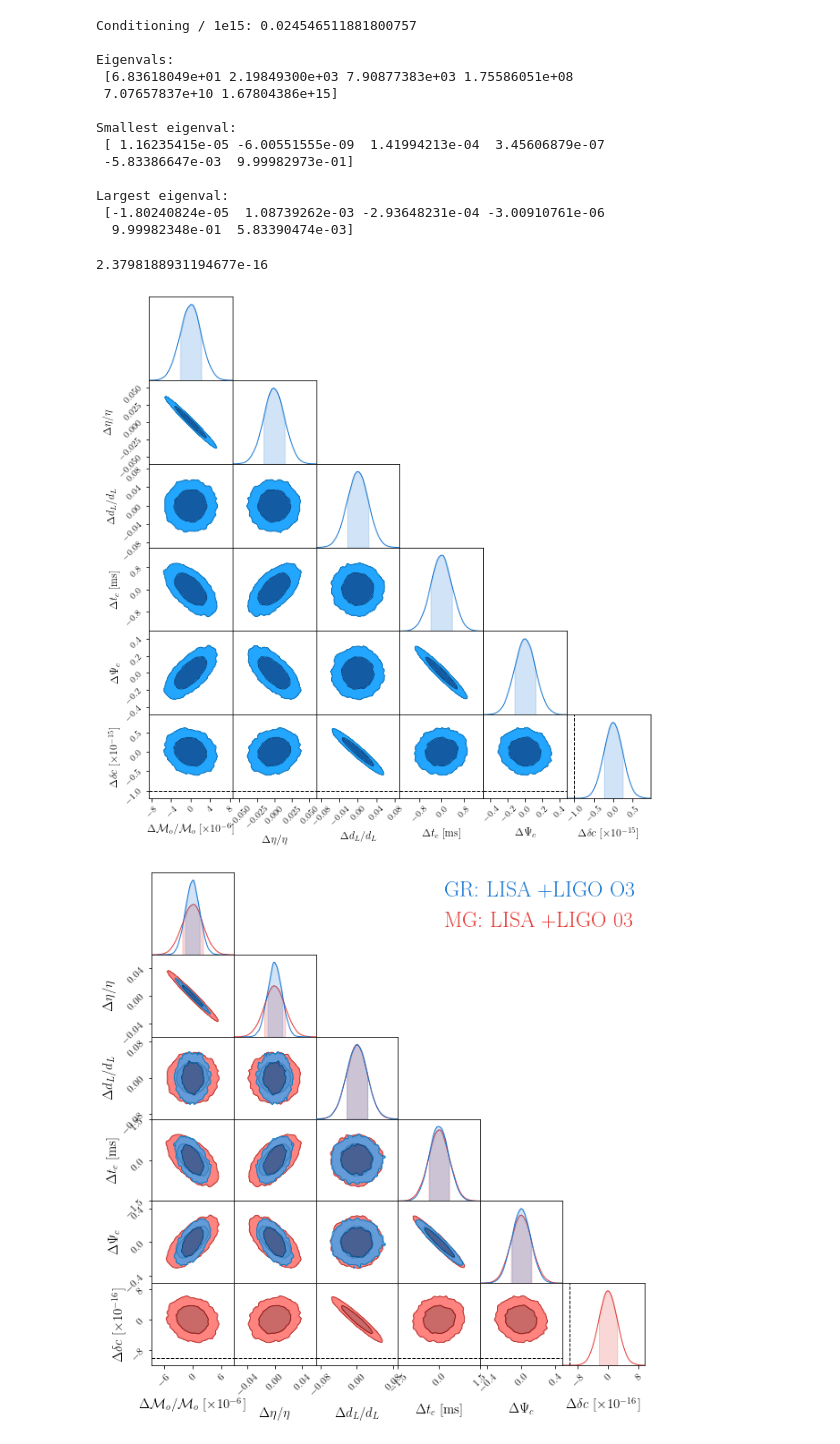
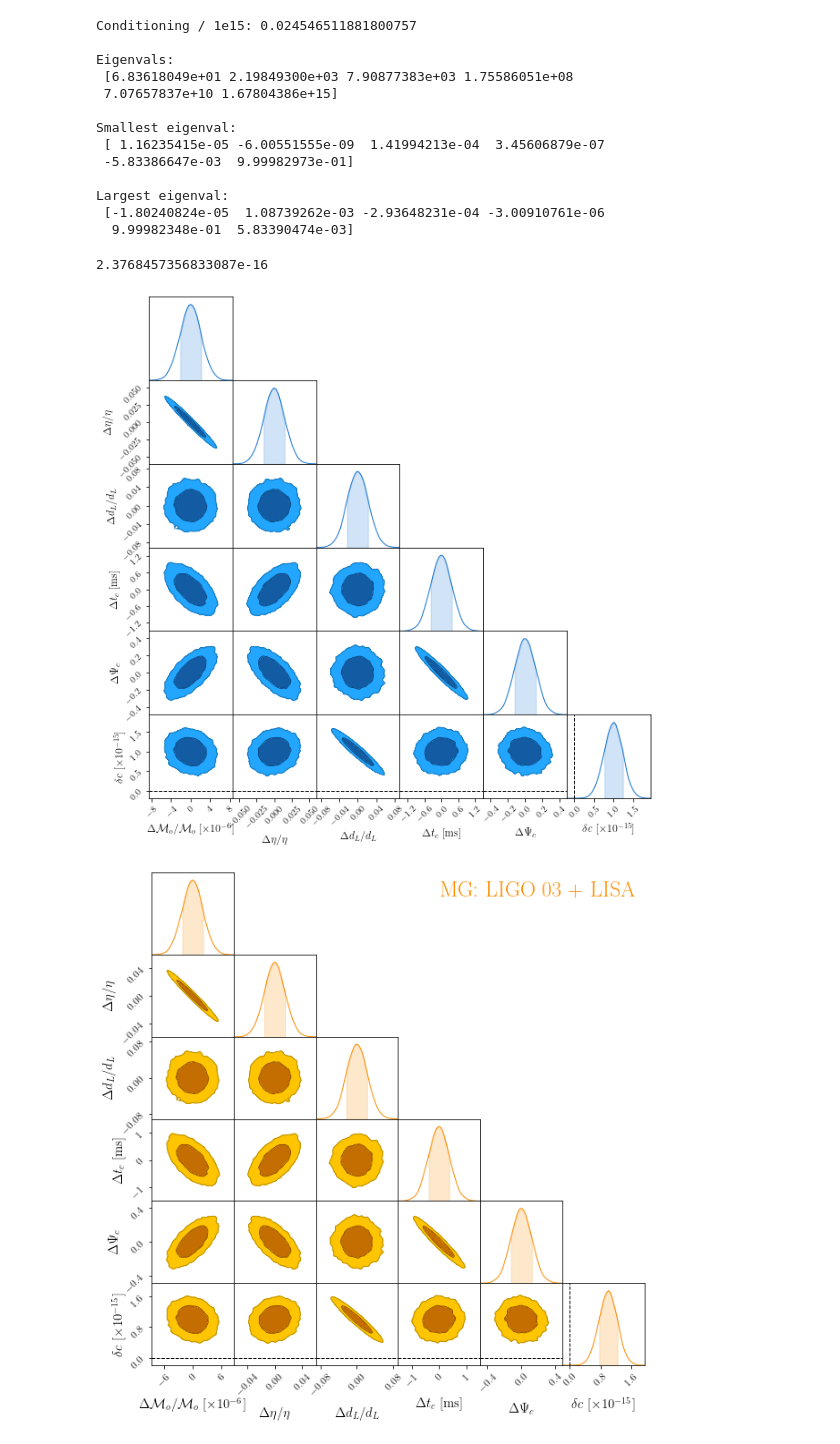
Before and after one commit to AnChenPhys/multiband_MG, a Jupyter notebook: code/New_version/new_version_simplified.ipynb, the cells around one changed output. Drawn from its saved outputs; the diff is of its cells as text; code cells hidden in the pictures.

Commit message:
More minor changes mostly for plots

```diff
--- a/code/New_version/new_version_simplified.ipynb
+++ b/code/New_version/new_version_simplified.ipynb
@@ -343,8 +344,12 @@ pars_MG   = np.append(pars_GR[:-2], [dc0, fstar])
 fid_vals  = np.append(pars_GR[:-2], [dc0])
 nlabel_GR = label_GR.copy()
 nlabel_GR[3] = r'$\Delta t_c$ [ms]'
-label_MG  = nlabel_GR +[r'$\Delta \delta c$']
+label_MG  = nlabel_GR +[r'$\delta c$']
 
 ppars_MG      = np.array(pars_MG[:-1])
+
+c_vals        = 0 *ppars_MG
+c_vals[-1]    = dc0
+
 llabel_MG     = label_MG.copy()
-llabel_MG[-1] = r'$\Delta \delta c$'
+llabel_MG[-1] = r'$\delta c$'
@@ -684,7 +701,7 @@ Largest eigenval:
   9.99982348e-01  5.83390474e-03]
 # %%
 cov_tot_MGD   = np.matmul(np.matmul(rescaling_matrix, new_cov_tot_MGD), rescaling_matrix)
-data_tot_MGD  = np.random.multivariate_normal(0 *ppars_MG, cov_tot_MGD, size=20000)
+data_tot_MGD  = np.random.multivariate_normal(c_vals, cov_tot_MGD, size=20000)
 
 data_dL_tot_MGD = np.array(data_tot_MGD)
 data_dL_tot_MGD[:,2] = get_dL_Mpc(zem *(1 +data_dL_tot_MGD[:,2])) / get_dL_Mpc(zem) -1
@@ -696,38 +713,39 @@ cc.add_chain(data_dL_tot_MGD, bins=30, smooth=True, parameters=llabel_MG, name='
 
 sigmas = np.std(data_dL_tot_MGD, axis=0)
 exts = [(-4 *s, 4 *s) for s in sigmas[:-1]]
-exts += [( min(-1.2*dc0, -4 *sigmas[-1]) , 4 *sigmas[-1]) ]
+exts += [( min(-.2 *dc0, dc0 -4 *sigmas[-1]) , dc0 +4 *sigmas[-1]) ]
 
-cc.plotter.plot(truth=[None,None,None,None,None,-dc0], extents=exts);
+cc.plotter.plot(truth=[None,None,None,None,None,0.], extents=exts);
 
 print(sigmas[-1])
 # %% [output]
-2.3798188931194677e-16
+2.3768457356833087e-16
-[figure, old version]
+[figure, new version]
 # %%
 cc = ChainConsumer()
 
-cc.add_chain(data_dL_tot_GR, bins=30, smooth=True, parameters=nlabel_GR, name='GR: LISA +LIGO O3',  zorder=3, color='blue');
+#cc.add_chain(data_dL_tot_GR, bins=30, smooth=True, parameters=nlabel_GR, name='GR: LISA +LIGO O3',  zorder=3, color='blue');
 #cc.add_chain(data_dL_tot_MGND, bins=30, smooth=True, parameters=llabel_MG, name='MG: LISA +LIGO O3 no $\Delta t$',  zorder=2);
-cc.add_chain(data_dL_tot_MGD, bins=30, smooth=True, parameters=llabel_MG, name='MG: LISA +LIGO 03',  zorder=1, color='red');
+cc.add_chain(data_dL_tot_MGD, bins=30, smooth=True, parameters=llabel_MG, name='MG: LIGO 03 + LISA',
+        zorder=1, color='orange');
 cc.configure(legend_kwargs={"loc": "upper right", "fontsize": 24}, max_ticks=3, label_font_size=15, tick_font_size=12);
 
-fig  = cc.plotter.plot(truth=[None,None,None,None,None,-dc0], extents=exts);
+fig  = cc.plotter.plot(truth=[None,None,None,None,None,0.], extents=exts, legend=True);
 axes = fig.get_axes()
 
 #n_pars = len(llabel_MG)
 #for i in range(0, n_pars):
 #    axes[n_pars *(n_pars-1) +i].set_xlabel(axes[n_pars *(n_pars-1) +i].get_xlabel(), rotation=45, labelpad=+10)
 #    axes[n_pars * i].set_ylabel(axes[n_pars * i].get_ylabel(), rotation=90, labelpad=+10)
 
 
 n_pars = len(llabel_MG)
 for i in range(0, n_pars):
     axes[n_pars *(n_pars-1) +i].set_xlabel(axes[n_pars *(n_pars-1) +i].get_xlabel(), labelpad=+20)
     axes[n_pars *(n_pars-1) +i].set_xlabel(axes[n_pars *(n_pars-1) +i].get_xlabel(), labelpad=+10)
 
 plt.savefig('Final_plot.pdf')
 # %% [output]
-[figure, old version]
+[figure, new version]
 # %%
 np.std(my_data_tot_MGD[:,-1])
```
Also changed, not shown: parts of 20 cells of this notebook.
